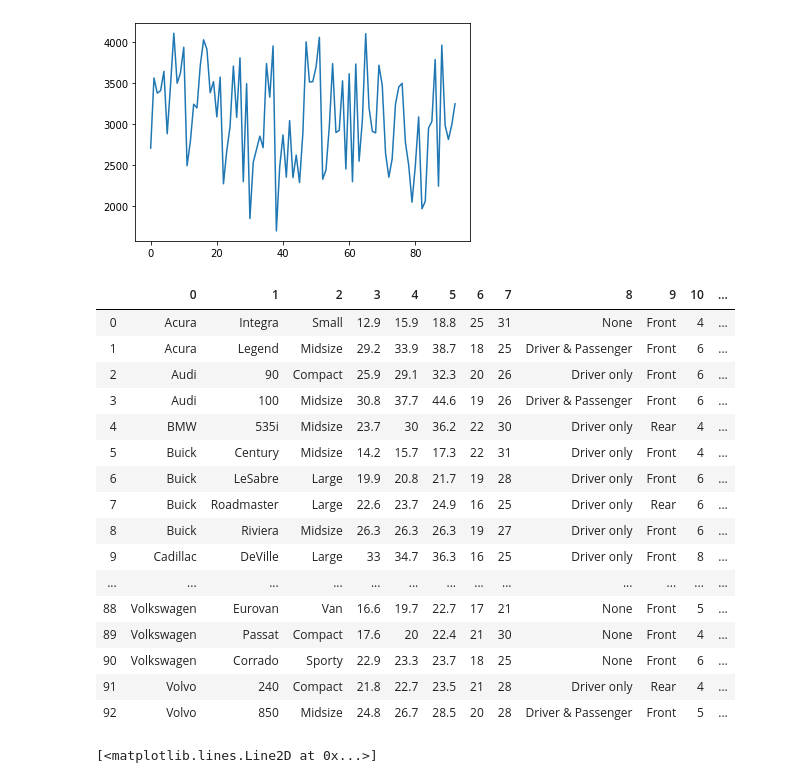
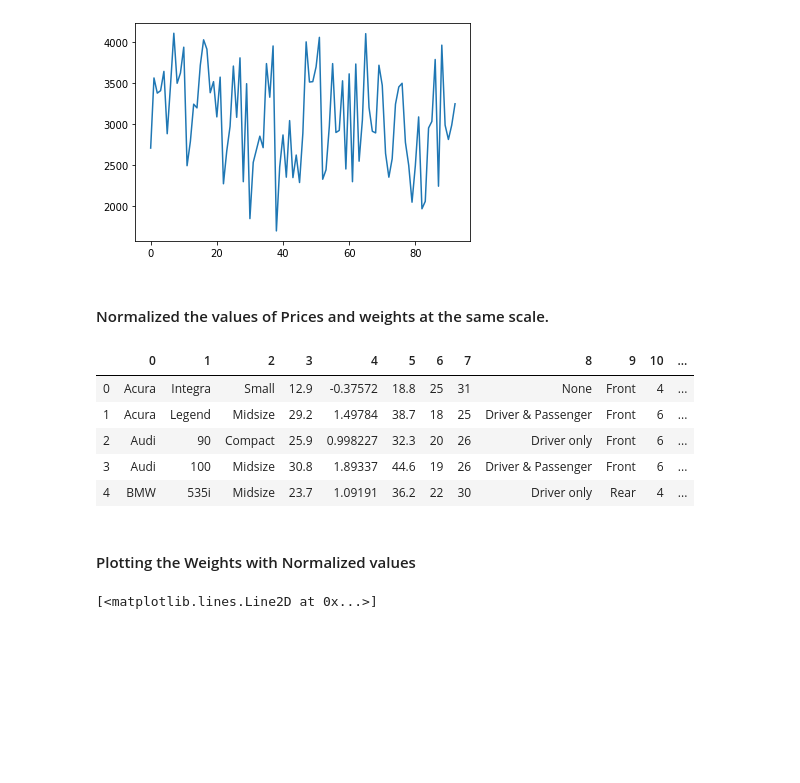
Before and after one commit to sum-coderepo/Optimization-Python, a Jupyter notebook: Notebooks/Crash Course Pandas.ipynb, the cells around one changed output. Cells and saved outputs as stored; diff of their text form; code cells hidden in the pictures; blank space fills up the shorter version.

```diff
--- a/Notebooks/Crash Course Pandas.ipynb
+++ b/Notebooks/Crash Course Pandas.ipynb
@@ -450,28 +420,22 @@ plt.plot(df_val[:,24])
 # %% [output]
 [<matplotlib.lines.Line2D at 0x...>]
 [figure]
+# %% [markdown]
+#### Normalized the values of Prices and weights at the same scale.
 # %%
 df_val[:,df.columns.get_loc("Weight")] = sc.fit_transform(df_val[:,df.columns.get_loc("Weight")].reshape(-1, 1)).ravel()
+df_val[:,df.columns.get_loc("Price")] = sc.fit_transform(df_val[:,df.columns.get_loc("Price")].reshape(-1, 1)).ravel()
 # nnumpy.ravel() == numpy.reshape(-1)
 dis(df_val).head()
 # %% [output]
 |  | 0 | 1 | 2 | 3 | 4 | 5 | 6 | 7 | 8 | 9 | 10 | ... |
-| 0 | Acura | Integra | Small | 12.9 | 15.9 | 18.8 | 25 | 31 | None | Front | 4 | ... |
-| 1 | Acura | Legend | Midsize | 29.2 | 33.9 | 38.7 | 18 | 25 | Driver & Passenger | Front | 6 | ... |
-| 2 | Audi | 90 | Compact | 25.9 | 29.1 | 32.3 | 20 | 26 | Driver only | Front | 6 | ... |
-| 3 | Audi | 100 | Midsize | 30.8 | 37.7 | 44.6 | 19 | 26 | Driver & Passenger | Front | 6 | ... |
-| 4 | BMW | 535i | Midsize | 23.7 | 30 | 36.2 | 22 | 30 | Driver only | Rear | 4 | ... |
-| 5 | Buick | Century | Midsize | 14.2 | 15.7 | 17.3 | 22 | 31 | Driver only | Front | 4 | ... |
-| 6 | Buick | LeSabre | Large | 19.9 | 20.8 | 21.7 | 19 | 28 | Driver only | Front | 6 | ... |
-| 7 | Buick | Roadmaster | Large | 22.6 | 23.7 | 24.9 | 16 | 25 | Driver only | Rear | 6 | ... |
-| 8 | Buick | Riviera | Midsize | 26.3 | 26.3 | 26.3 | 19 | 27 | Driver only | Front | 6 | ... |
-| 9 | Cadillac | DeVille | Large | 33 | 34.7 | 36.3 | 16 | 25 | Driver only | Front | 8 | ... |
-| ... | ... | ... | ... | ... | ... | ... | ... | ... | ... | ... | ... | ... |
-| 88 | Volkswagen | Eurovan | Van | 16.6 | 19.7 | 22.7 | 17 | 21 | None | Front | 5 | ... |
-| 89 | Volkswagen | Passat | Compact | 17.6 | 20 | 22.4 | 21 | 30 | None | Front | 4 | ... |
-| 90 | Volkswagen | Corrado | Sporty | 22.9 | 23.3 | 23.7 | 18 | 25 | None | Front | 6 | ... |
-| 91 | Volvo | 240 | Compact | 21.8 | 22.7 | 23.5 | 21 | 28 | Driver only | Rear | 4 | ... |
-| 92 | Volvo | 850 | Midsize | 24.8 | 26.7 | 28.5 | 20 | 28 | Driver & Passenger | Front | 5 | ... |
+| 0 | Acura | Integra | Small | 12.9 | -0.37572 | 18.8 | 25 | 31 | None | Front | 4 | ... |
+| 1 | Acura | Legend | Midsize | 29.2 | 1.49784 | 38.7 | 18 | 25 | Driver & Passenger | Front | 6 | ... |
+| 2 | Audi | 90 | Compact | 25.9 | 0.998227 | 32.3 | 20 | 26 | Driver only | Front | 6 | ... |
+| 3 | Audi | 100 | Midsize | 30.8 | 1.89337 | 44.6 | 19 | 26 | Driver & Passenger | Front | 6 | ... |
+| 4 | BMW | 535i | Midsize | 23.7 | 1.09191 | 36.2 | 22 | 30 | Driver only | Rear | 4 | ... |
+# %% [markdown]
+#### Plotting the Weights with Normalized values
 # %%
 plt.plot(df_val[:,df.columns.get_loc("Weight")])
 # %% [output]
```
Also changed, not shown: parts of 30 cells of this notebook, 3 other files.
